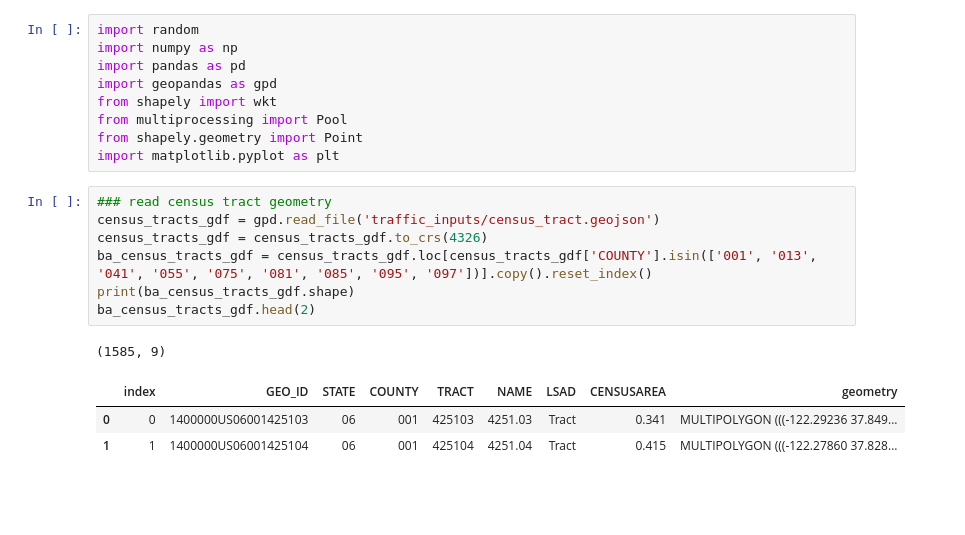
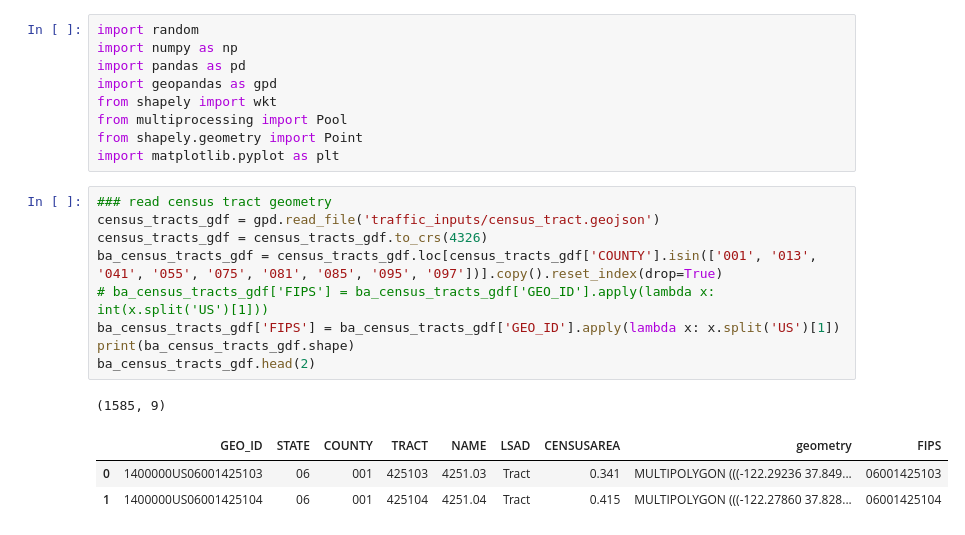
Before and after one commit to cb-cities/residual_demand, a Jupyter notebook: projects/bay_area_peer/demand_inputs/OD_before_after.ipynb, the cells around one changed output. Saved outputs shown, nothing was run; the diff lists cells and outputs as text; blank space fills up the shorter version.

```diff
--- a/projects/bay_area_peer/demand_inputs/OD_before_after.ipynb
+++ b/projects/bay_area_peer/demand_inputs/OD_before_after.ipynb
@@ -10,14 +10,16 @@ import matplotlib.pyplot as plt
 # %%
 ### read census tract geometry
 census_tracts_gdf = gpd.read_file('traffic_inputs/census_tract.geojson')
 census_tracts_gdf = census_tracts_gdf.to_crs(4326)
-ba_census_tracts_gdf = census_tracts_gdf.loc[census_tracts_gdf['COUNTY'].isin(['001', '013', '041', '055', '075', '081', '085', '095', '097'])].copy().reset_index()
+ba_census_tracts_gdf = census_tracts_gdf.loc[census_tracts_gdf['COUNTY'].isin(['001', '013', '041', '055', '075', '081', '085', '095', '097'])].copy().reset_index(drop=True)
+# ba_census_tracts_gdf['FIPS'] = ba_census_tracts_gdf['GEO_ID'].apply(lambda x: int(x.split('US')[1]))
+ba_census_tracts_gdf['FIPS'] = ba_census_tracts_gdf['GEO_ID'].apply(lambda x: x.split('US')[1])
 print(ba_census_tracts_gdf.shape)
 ba_census_tracts_gdf.head(2)
 # %% [output]
 (1585, 9)
-|  | index | GEO_ID | STATE | COUNTY | TRACT | NAME | LSAD | CENSUSAREA | geometry |
-| 0 | 0 | 1400000US06001425103 | 06 | 001 | 425103 | 4251.03 | Tract | 0.341 | MULTIPOLYGON (((-122.29236 37.849... |
-| 1 | 1 | 1400000US06001425104 | 06 | 001 | 425104 | 4251.04 | Tract | 0.415 | MULTIPOLYGON (((-122.27860 37.828... |
+|  | GEO_ID | STATE | COUNTY | TRACT | NAME | LSAD | CENSUSAREA | geometry | FIPS |
+| 0 | 1400000US06001425103 | 06 | 001 | 425103 | 4251.03 | Tract | 0.341 | MULTIPOLYGON (((-122.29236 37.849... | 06001425103 |
+| 1 | 1400000US06001425104 | 06 | 001 | 425104 | 4251.04 | Tract | 0.415 | MULTIPOLYGON (((-122.27860 37.828... | 06001425104 |
 # %%
 ### building
```
Also changed, not shown: parts of 12 cells of this notebook, 9 other files.
